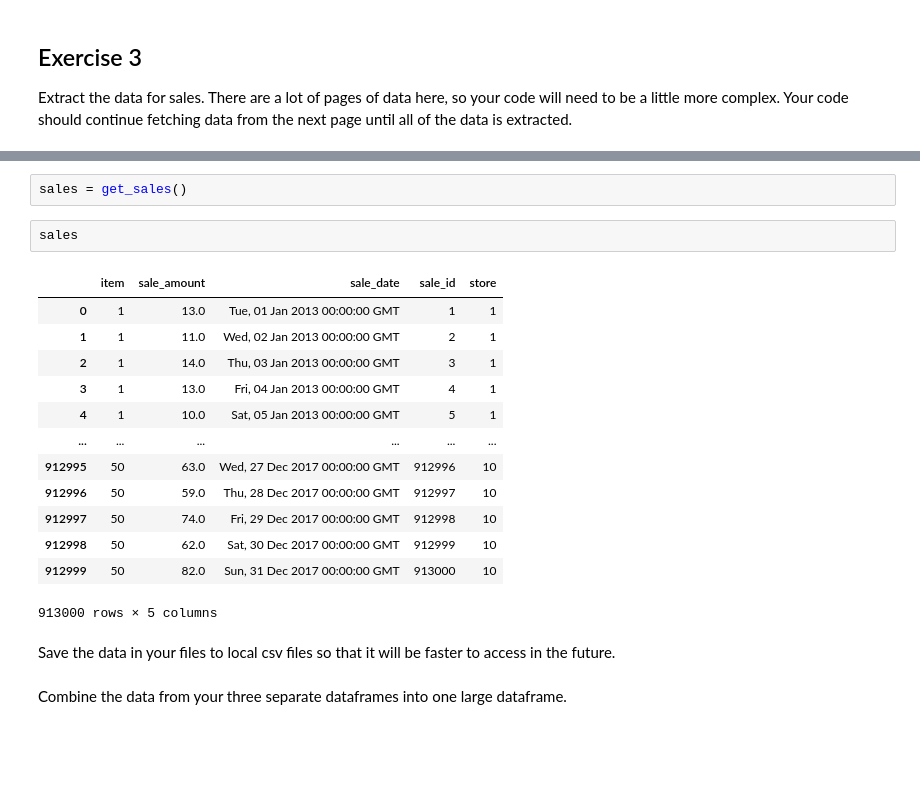
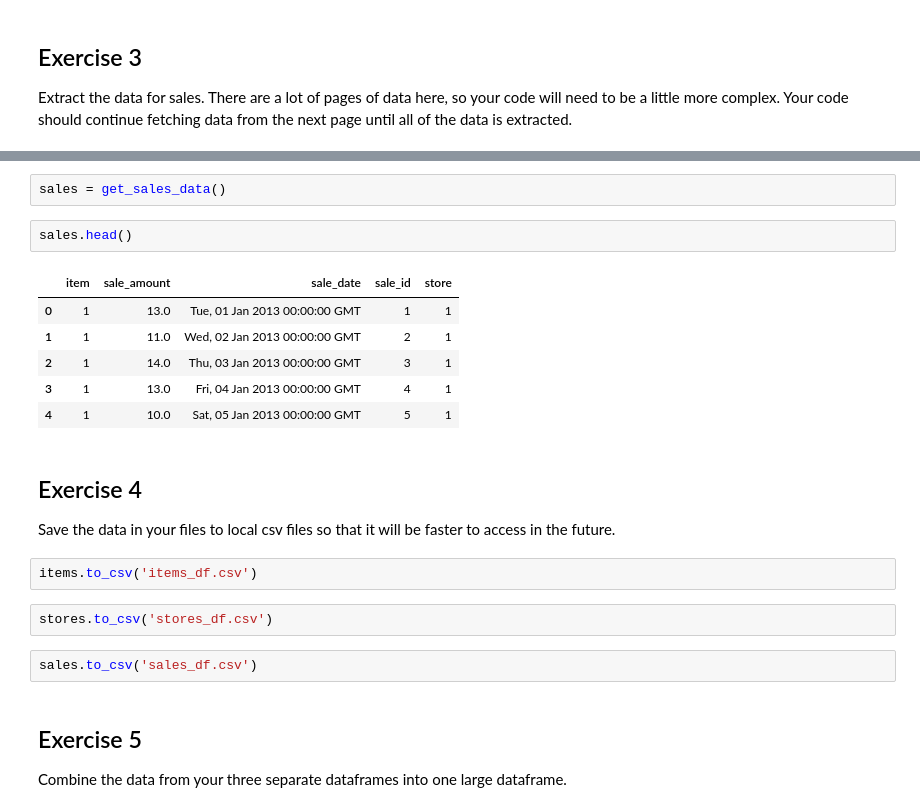
Before and after one commit to gilbert-noriega-ii/time-series-exercises, a Jupyter notebook: data_acquisition.ipynb, the cells around one changed output, grey strips where cells are left out. Saved outputs shown, nothing was run; the diff lists cells and outputs as text; blank space fills up the shorter version.

Commit message:
finished exercises

```diff
--- a/data_acquisition.ipynb
+++ b/data_acquisition.ipynb
@@ -189,22 +214,23 @@ def get_sales():
 # %%
-sales = get_sales()
+sales = get_sales_data()
 # %%
-sales
+sales.head()
 # %% [output]
 |  | item | sale_amount | sale_date | sale_id | store |
 | 0 | 1 | 13.0 | Tue, 01 Jan 2013 00:00:00 GMT | 1 | 1 |
 | 1 | 1 | 11.0 | Wed, 02 Jan 2013 00:00:00 GMT | 2 | 1 |
 | 2 | 1 | 14.0 | Thu, 03 Jan 2013 00:00:00 GMT | 3 | 1 |
 | 3 | 1 | 13.0 | Fri, 04 Jan 2013 00:00:00 GMT | 4 | 1 |
 | 4 | 1 | 10.0 | Sat, 05 Jan 2013 00:00:00 GMT | 5 | 1 |
-| ... | ... | ... | ... | ... | ... |
-| 912995 | 50 | 63.0 | Wed, 27 Dec 2017 00:00:00 GMT | 912996 | 10 |
-| 912996 | 50 | 59.0 | Thu, 28 Dec 2017 00:00:00 GMT | 912997 | 10 |
-| 912997 | 50 | 74.0 | Fri, 29 Dec 2017 00:00:00 GMT | 912998 | 10 |
-| 912998 | 50 | 62.0 | Sat, 30 Dec 2017 00:00:00 GMT | 912999 | 10 |
-| 912999 | 50 | 82.0 | Sun, 31 Dec 2017 00:00:00 GMT | 913000 | 10 |
-913000 rows × 5 columns
 # %% [markdown]
+## Exercise 4
 Save the data in your files to local csv files so that it will be faster to access in the future.
+# %%
+items.to_csv('items_df.csv')
+# %%
+stores.to_csv('stores_df.csv')
+# %%
+sales.to_csv('sales_df.csv')
 # %% [markdown]
+## Exercise 5
 Combine the data from your three separate dataframes into one large dataframe.
```
Also changed, not shown: parts of 36 cells of this notebook.
